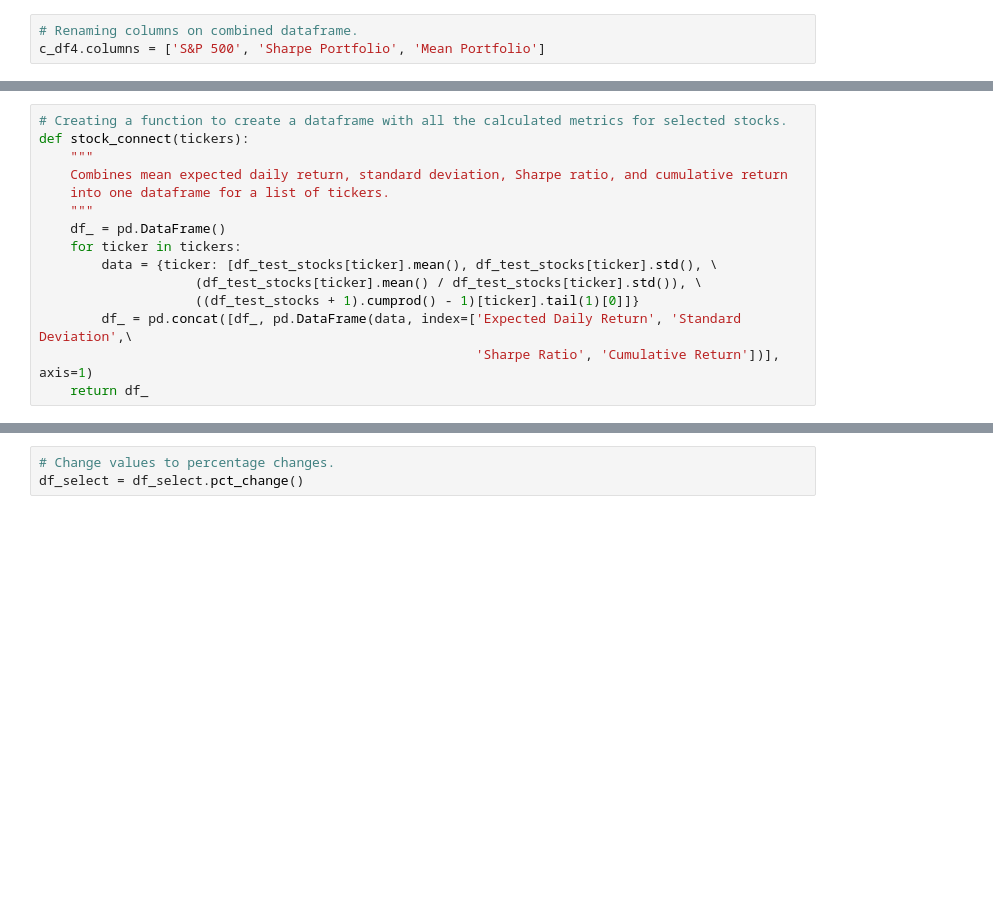
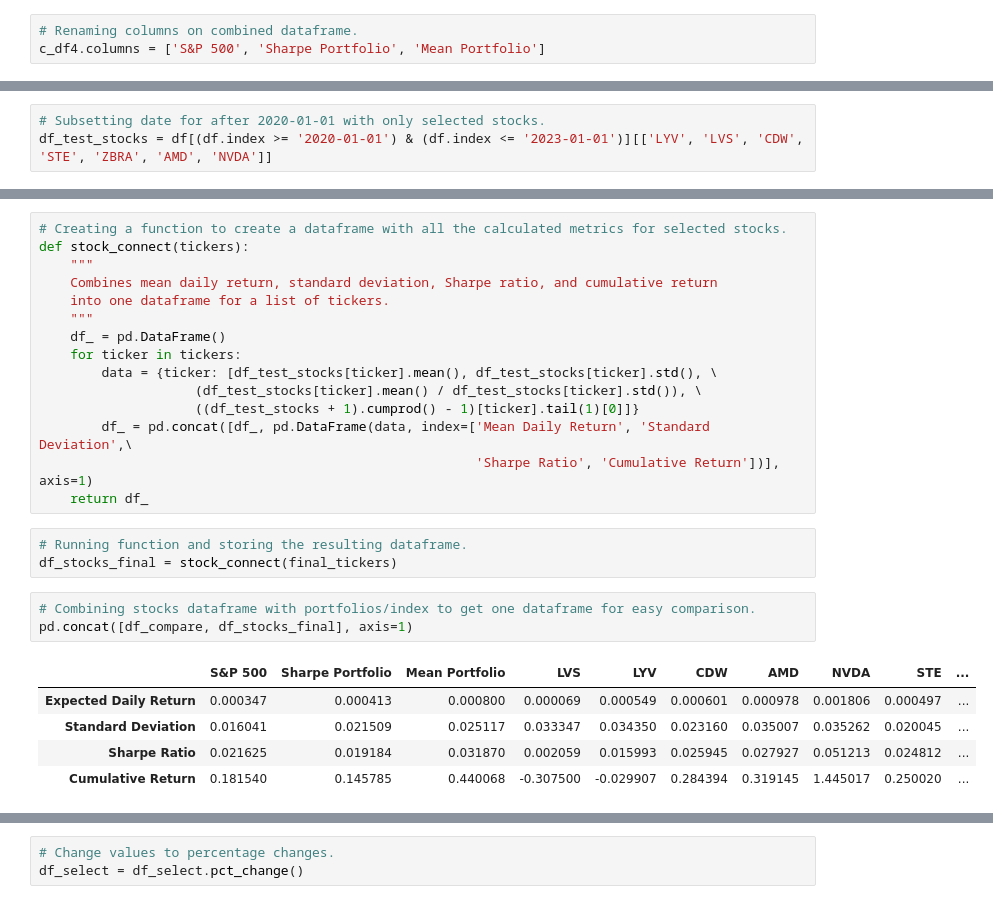
Before and after one commit to jkenloh/SPYStockSelection, a Jupyter notebook: S&P500 Stock Selection Project.ipynb, the cells around one changed output, grey strips where cells are left out. Saved outputs shown, nothing was run; the diff lists cells and outputs as text; blank space fills up the shorter version.

```diff
--- a/S&P500 Stock Selection Project.ipynb
+++ b/S&P500 Stock Selection Project.ipynb
@@ -699,15 +565,0 @@ df_stocks.tail(1)
-# %%
-# Creating a function to create a dataframe with all the calculated metrics for selected stocks.
-def stock_connect(tickers):
-    """
-    Combines mean expected daily return, standard deviation, Sharpe ratio, and cumulative return
-    into one dataframe for a list of tickers.
-    """
-    df_ = pd.DataFrame()
-    for ticker in tickers:
-        data = {ticker: [df_test_stocks[ticker].mean(), df_test_stocks[ticker].std(), \
-                    (df_test_stocks[ticker].mean() / df_test_stocks[ticker].std()), \
-                    ((df_test_stocks + 1).cumprod() - 1)[ticker].tail(1)[0]]}
-        df_ = pd.concat([df_, pd.DataFrame(data, index=['Expected Daily Return', 'Standard Deviation',\
-                                                        'Sharpe Ratio', 'Cumulative Return'])], axis=1)
-    return df_
@@ -734,0 +577,3 @@ Now, we will select five stocks to hold in a new portfolio based on the period f
+# %%
+# Subsetting date for after 2020-01-01 with only selected stocks.
+df_test_stocks = df[(df.index >= '2020-01-01') & (df.index <= '2023-01-01')][['LYV', 'LVS', 'CDW', 'STE', 'ZBRA', 'AMD', 'NVDA']]
@@ -734,0 +629,27 @@ Now, we will select five stocks to hold in a new portfolio based on the period f
+# %%
+# Creating a function to create a dataframe with all the calculated metrics for selected stocks.
+def stock_connect(tickers):
+    """
+    Combines mean daily return, standard deviation, Sharpe ratio, and cumulative return
+    into one dataframe for a list of tickers.
+    """
+    df_ = pd.DataFrame()
+    for ticker in tickers:
+        data = {ticker: [df_test_stocks[ticker].mean(), df_test_stocks[ticker].std(), \
+                    (df_test_stocks[ticker].mean() / df_test_stocks[ticker].std()), \
+                    ((df_test_stocks + 1).cumprod() - 1)[ticker].tail(1)[0]]}
+        df_ = pd.concat([df_, pd.DataFrame(data, index=['Mean Daily Return', 'Standard Deviation',\
+                                                        'Sharpe Ratio', 'Cumulative Return'])], axis=1)
+    return df_
+# %%
+# Running function and storing the resulting dataframe.
+df_stocks_final = stock_connect(final_tickers)
+# %%
+# Combining stocks dataframe with portfolios/index to get one dataframe for easy comparison.
+pd.concat([df_compare, df_stocks_final], axis=1)
+# %% [output]
+|  | S&P 500 | Sharpe Portfolio | Mean Portfolio | LVS | LYV | CDW | AMD | NVDA | STE | ... |
+| Expected Daily Return | 0.000347 | 0.000413 | 0.000800 | 0.000069 | 0.000549 | 0.000601 | 0.000978 | 0.001806 | 0.000497 | ... |
+| Standard Deviation | 0.016041 | 0.021509 | 0.025117 | 0.033347 | 0.034350 | 0.023160 | 0.035007 | 0.035262 | 0.020045 | ... |
+| Sharpe Ratio | 0.021625 | 0.019184 | 0.031870 | 0.002059 | 0.015993 | 0.025945 | 0.027927 | 0.051213 | 0.024812 | ... |
+| Cumulative Return | 0.181540 | 0.145785 | 0.440068 | -0.307500 | -0.029907 | 0.284394 | 0.319145 | 1.445017 | 0.250020 | ... |
```
Also changed, not shown: parts of 80 cells of this notebook.
